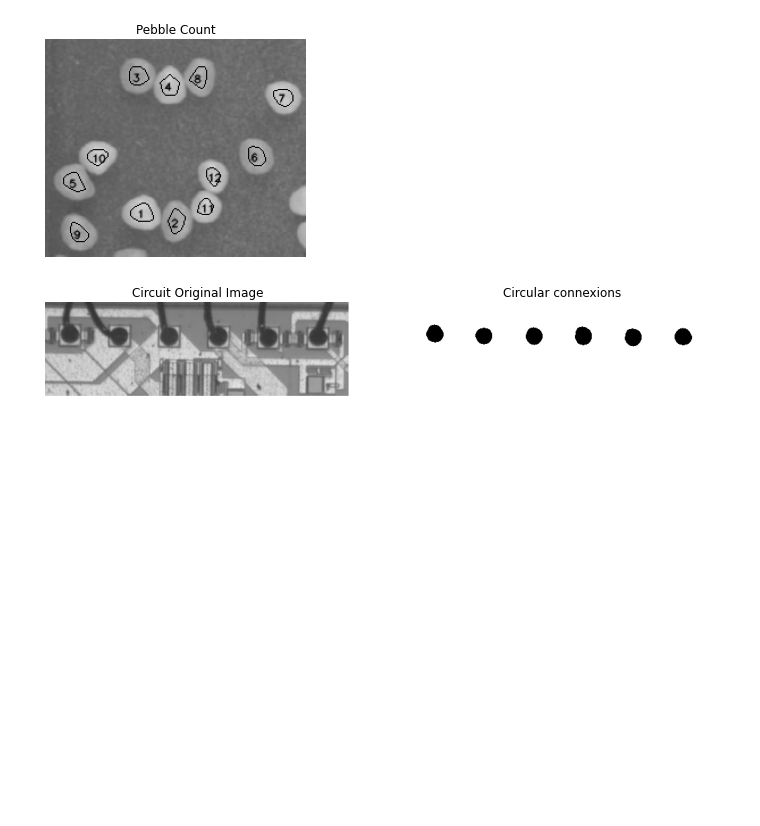
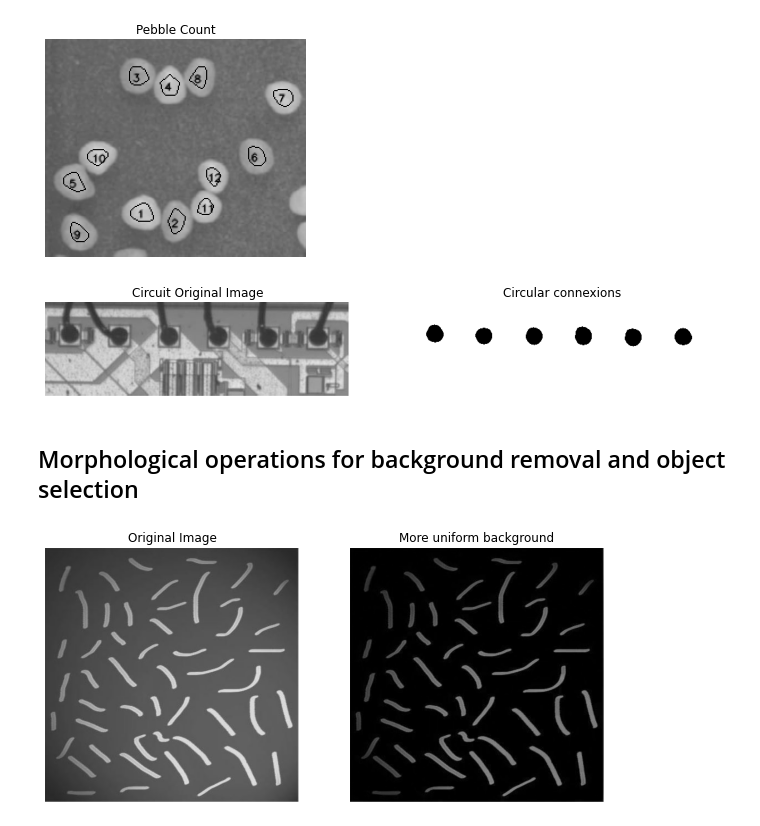
Before and after one commit to paulinho-16/MEIC-VC, a Jupyter notebook: Exercises/Part1/6_morphological_operations.ipynb, the cells around one changed output. Cells and saved outputs as stored; diff of their text form; code cells hidden in the pictures; blank space fills up the shorter version.

```diff
--- a/Exercises/Part1/6_morphological_operations.ipynb
+++ b/Exercises/Part1/6_morphological_operations.ipynb
@@ -245,3 +245,24 @@ ax[1].axis('off')
 plt.show()
 # %% [output]
 [figure]
+# %% [markdown]
+##  Morphological operations for background removal and object selection
+# %%
+img21a = cv2.imread(os.path.join(dataDir, 'tophat_01.jpg'))
+
+kernelHat = np.ones((11,11), np.uint8)
+topHat = cv2.morphologyEx(img21a, cv2.MORPH_TOPHAT, kernelHat)
+
+fig, ax = plt.subplots(1,2,figsize=(10,6))
+
+ax[0].imshow(img21a)
+ax[0].set_title('Original Image')
+ax[0].axis('off')
+
+ax[1].imshow(topHat)
+ax[1].set_title('More uniform background')
+ax[1].axis('off')
+
+plt.show()
+# %% [output]
+[figure, added]
```
Also changed, not shown: parts of 1 cell of this notebook.
